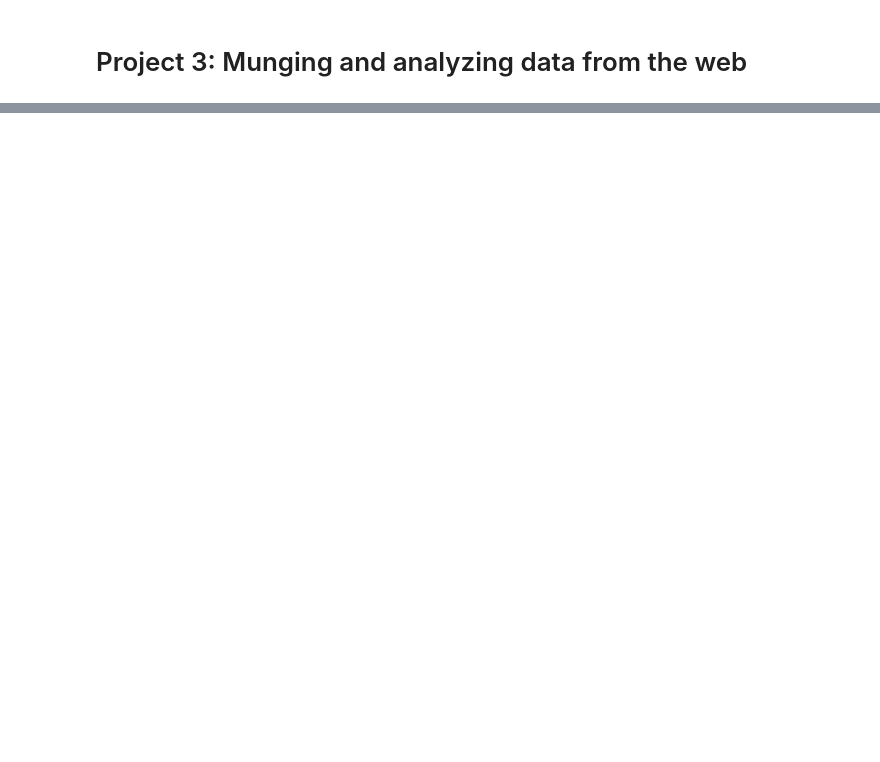
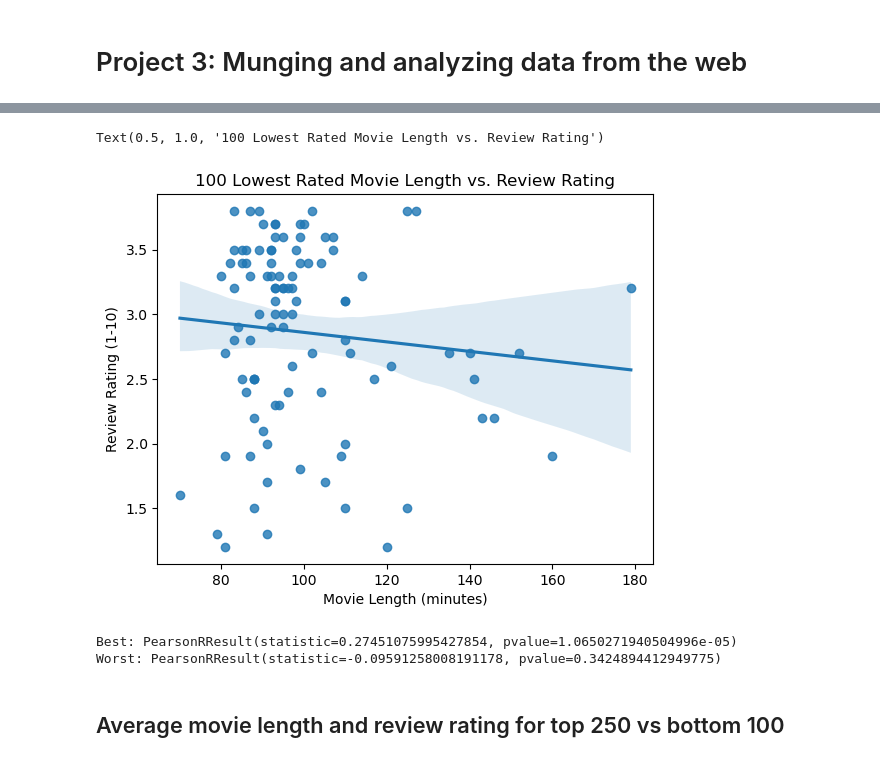
Before and after one commit to ember012/cs5830_project3, a Jupyter notebook: project3.ipynb, the cells around one changed output, grey strips where cells are left out. Drawn from its saved outputs; the diff is of its cells as text; code cells hidden in the pictures; blank space fills up the shorter version.

```diff
--- a/project3.ipynb
+++ b/project3.ipynb
@@ -52,0 +353,17 @@ df
+# %%
+p_worst = sns.regplot(x = 'Length', y = 'ReviewRating', data=df_worst)
+
+p_worst.set_xlabel('Movie Length (minutes)')
+p_worst.set_ylabel('Review Rating (1-10)')
+p_worst.set_title('100 Lowest Rated Movie Length vs. Review Rating')
+# %% [output]
+Text(0.5, 1.0, '100 Lowest Rated Movie Length vs. Review Rating')
+[figure, added]
+# %%
+print("Best:", stats.pearsonr(df.Length, df.ReviewRating))
+print("Worst:", stats.pearsonr(df_worst.Length, df_worst.ReviewRating))
+# %% [output]
+Best: PearsonRResult(statistic=0.27451075995427854, pvalue=1.0650271940504996e-05)
+Worst: PearsonRResult(statistic=-0.09591258008191178, pvalue=0.3424894412949775)
+# %% [markdown]
+## Average movie length and review rating for top 250 vs bottom 100
```
Also changed, not shown: parts of 16 cells of this notebook.
